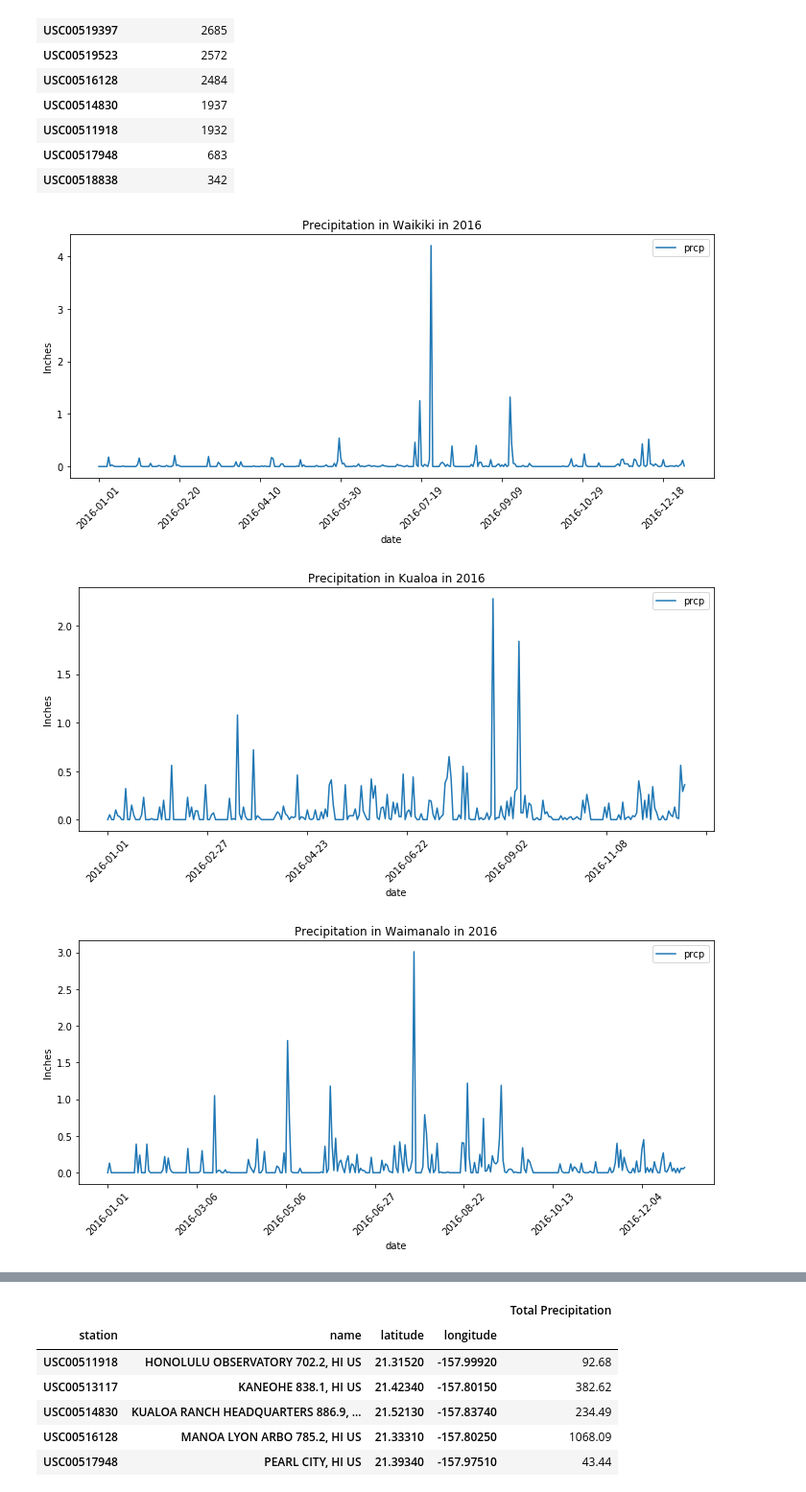
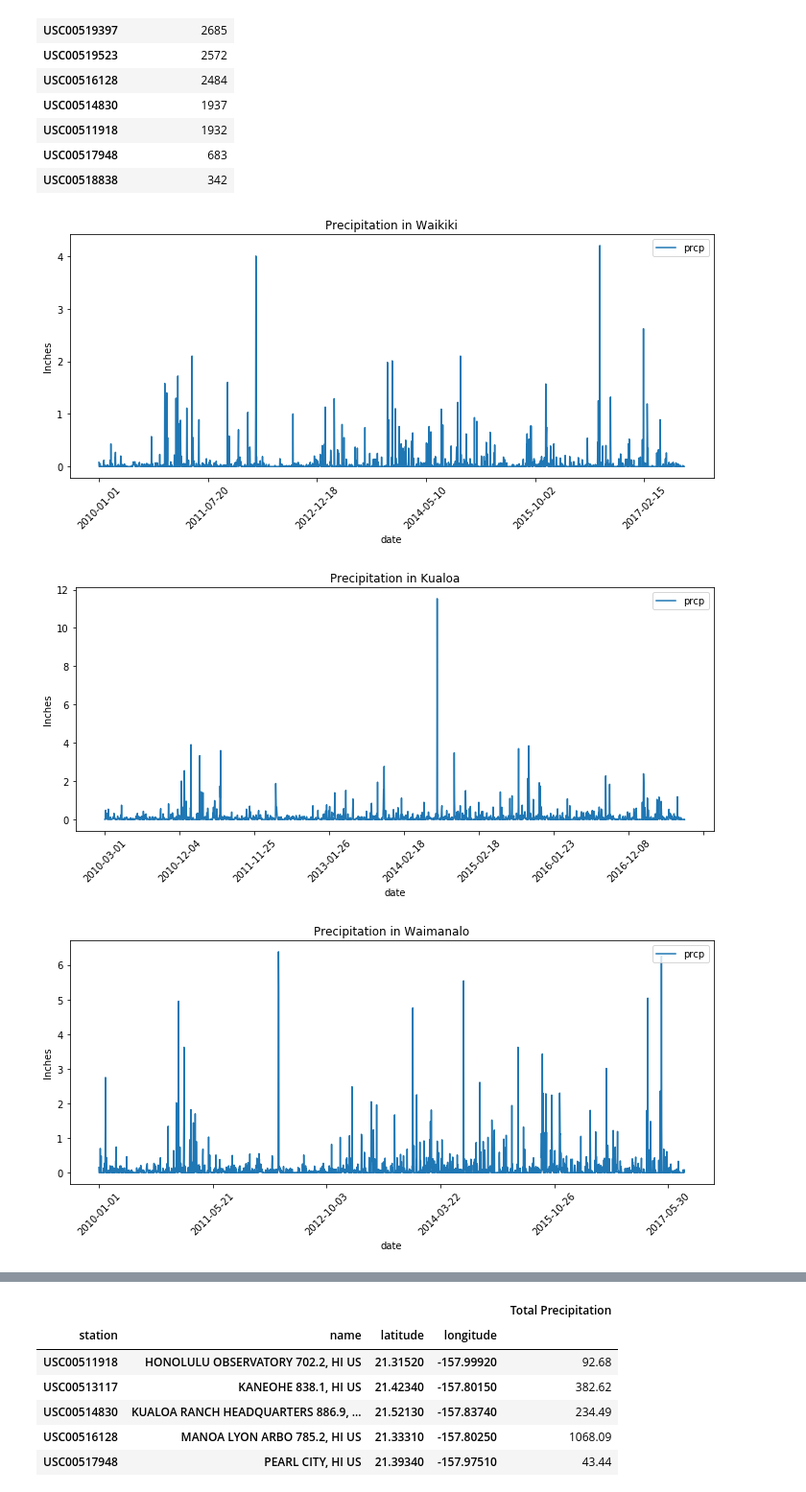
Before and after one commit to khartmann5/Web-Design-Challenge, a Jupyter notebook: Resources/hawaii_weather_analysis.ipynb, the cells around one changed output, grey strips where cells are left out. Shown at 96% size. Cells and saved outputs as stored; diff of their text form; code cells hidden in the pictures.

```diff
--- a/Resources/hawaii_weather_analysis.ipynb
+++ b/Resources/hawaii_weather_analysis.ipynb
@@ -81,20 +81,16 @@ station_df
 # %%
 # Create dataframes for 2016 for the four stations around Oahu (Waikiki USC00519397, KUALOA RANCH HEADQUARTERS
 # USC00514830, Waimanalo USC00519523, Pearl City USC00517948)
-waikiki_df = hawaii_df.loc[(hawaii_df['station'] == 'USC00519397') & (hawaii_df['date'] >= '2016-01-01') &\
-                           (hawaii_df['date'] <= '2016-12-31')]
+waikiki_df = hawaii_df.loc[(hawaii_df['station'] == 'USC00519397')]
 # waikiki_df
 
-kualoa_df = hawaii_df.loc[(hawaii_df['station'] == 'USC00514830') & (hawaii_df['date'] >= '2016-01-01') &\
-                           (hawaii_df['date'] <= '2016-12-31')]
+kualoa_df = hawaii_df.loc[(hawaii_df['station'] == 'USC00514830')]
 # kualoa_df
 
-waimanalo_df = hawaii_df.loc[(hawaii_df['station'] == 'USC00519523') & (hawaii_df['date'] >= '2016-01-01') &\
-                           (hawaii_df['date'] <= '2016-12-31')]
+waimanalo_df = hawaii_df.loc[(hawaii_df['station'] == 'USC00519523')]
 # waimanalo_df
 
-pearl_city_df = hawaii_df.loc[(hawaii_df['station'] == 'USC00517948') & (hawaii_df['date'] >= '2016-01-01') &\
-                           (hawaii_df['date'] <= '2016-12-31')]
+pearl_city_df = hawaii_df.loc[(hawaii_df['station'] == 'USC00517948')]
 # pearl_city_df
 # %%
 # Use Pandas Plotting with Matplotlib to plot the data for Waikiki
@@ -104,13 +100,13 @@ waikiki_rain = waikiki_rain.set_index('date')
 waikiki_rain.plot(rot=45)
 plt.legend(loc='upper right')
 plt.ylabel("Inches")
-plt.title("Precipitation in Waikiki in 2016")
+plt.title("Precipitation in Waikiki")
 plt.rcParams["figure.figsize"] = [10,5]
 plt.tight_layout()
 plt.savefig("../visualizations/waikiki.png")
 plt.show()
 # %% [output]
-[figure, old version]
+[figure, new version]
 # %%
 # Use Pandas Plotting with Matplotlib to plot the data for Kualoa
 kualoa_rain = pd.DataFrame(kualoa_df, columns=['date','prcp'])
@@ -119,28 +115,28 @@ kualoa_rain = kualoa_rain.set_index('date')
 kualoa_rain.plot(rot=45)
 plt.legend(loc='upper right')
 plt.ylabel("Inches")
-plt.title("Precipitation in Kualoa in 2016")
+plt.title("Precipitation in Kualoa")
 plt.rcParams["figure.figsize"] = [10,5]
 plt.tight_layout()
 plt.savefig("../visualizations/kualoa.png")
 plt.show()
 # %% [output]
-[figure, old version]
+[figure, new version]
 # %%
 # Use Pandas Plotting with Matplotlib to plot the data for waimanalo
 waimanalo_rain = pd.DataFrame(waimanalo_df, columns=['date','prcp'])
 waimanalo_rain = waimanalo_rain.set_index('date')
 # waimanalo_rain
 waimanalo_rain.plot(rot=45)
 plt.legend(loc='upper right')
 plt.ylabel("Inches")
-plt.title("Precipitation in Waimanalo in 2016")
+plt.title("Precipitation in Waimanalo")
 plt.rcParams["figure.figsize"] = [10,5]
 plt.tight_layout()
 plt.savefig("../visualizations/waimanalo.png")
 plt.show()
 # %% [output]
-[figure, old version]
+[figure, new version]
 # %%
 # Use Pandas Plotting with Matplotlib to plot the data for pearl_city
 pearl_city_rain = pd.DataFrame(pearl_city_df, columns=['date','prcp'])
```
Also changed, not shown: parts of 3 cells of this notebook, 7 other files.
